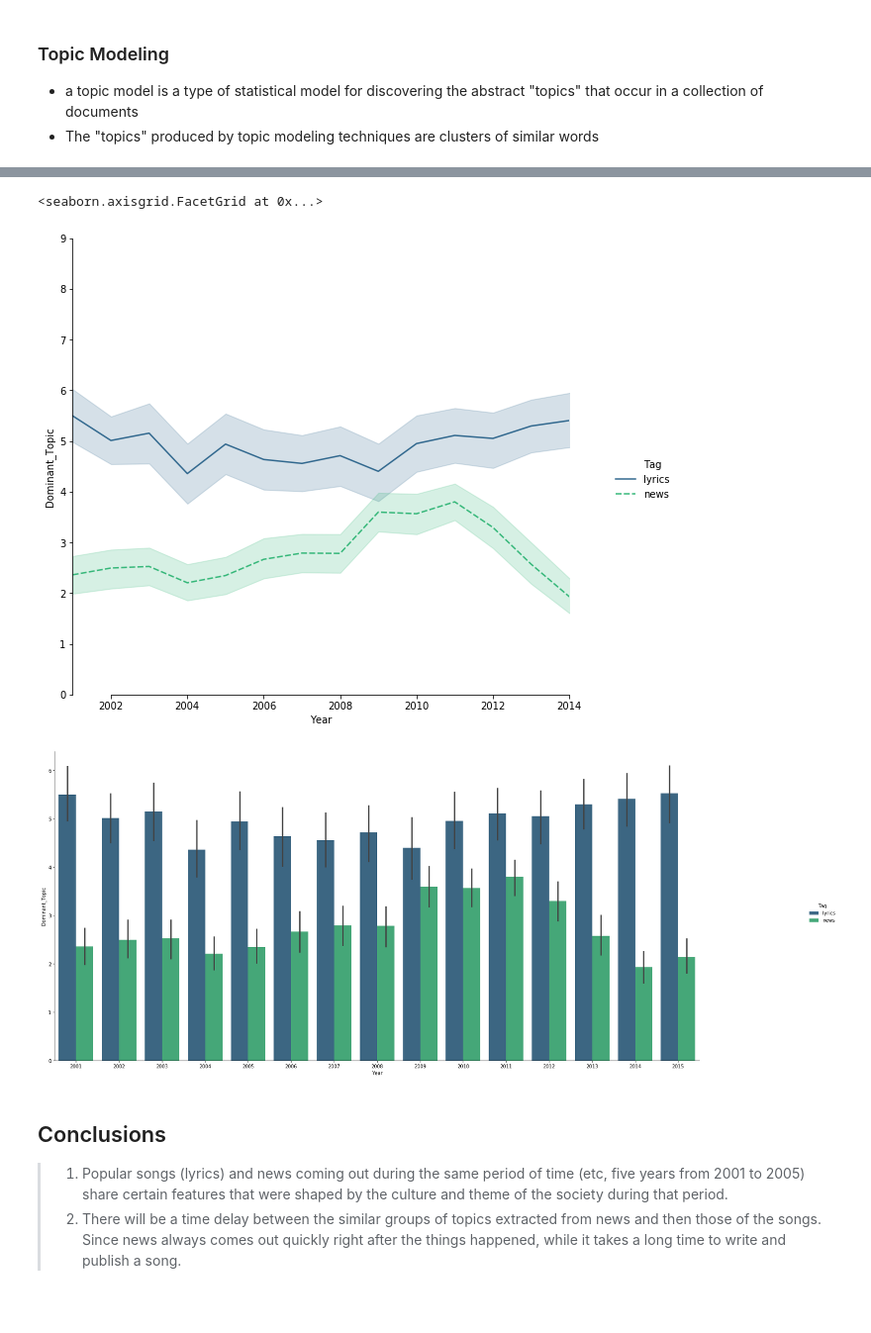
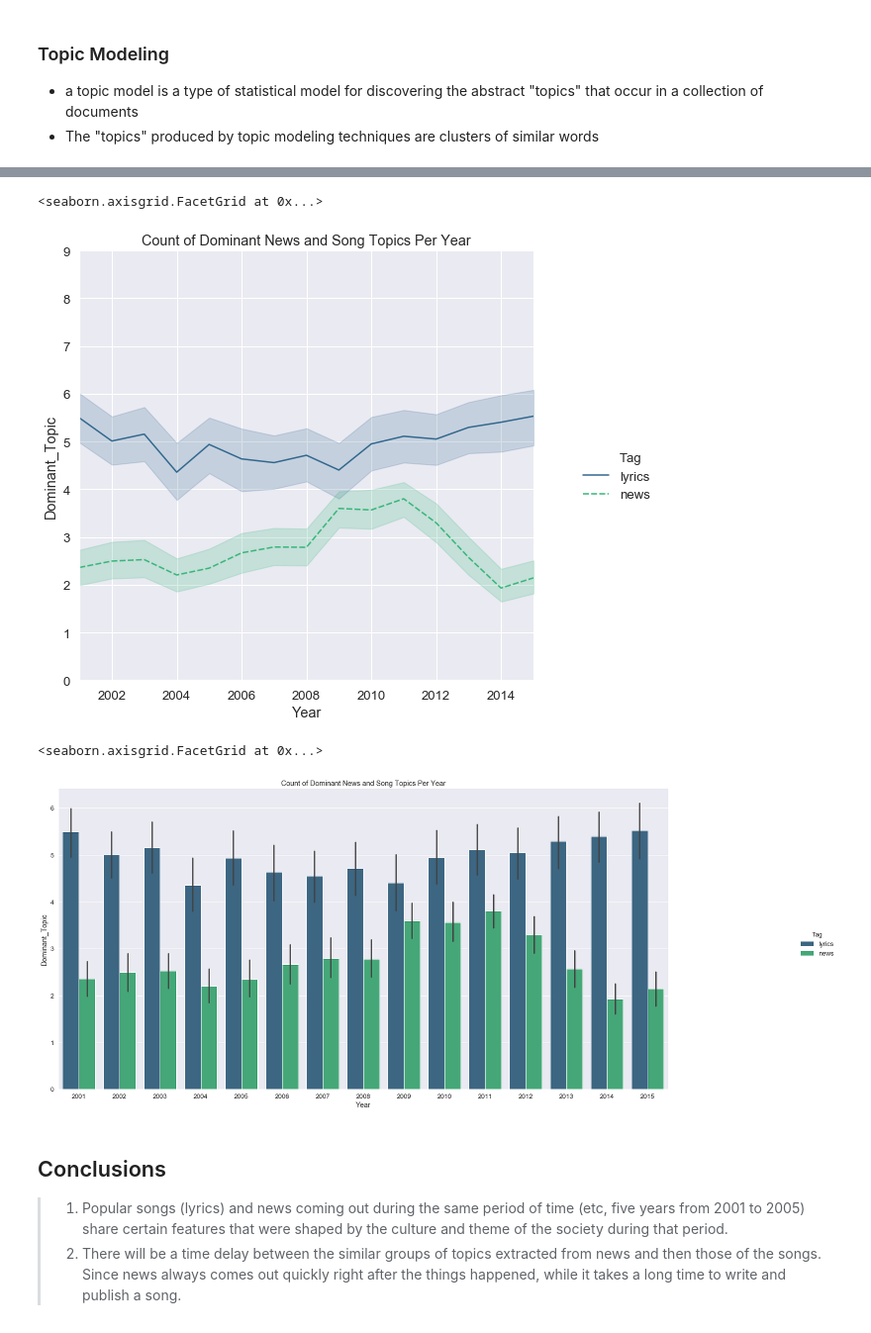
Before and after one commit to Yuerong2/final_projects, a Jupyter notebook: PresentationNotebook.ipynb, the cells around one changed output, grey strips where cells are left out. Shown at 99% size. Cells and saved outputs as stored; diff of their text form; code cells hidden in the pictures.

```diff
--- a/PresentationNotebook.ipynb
+++ b/PresentationNotebook.ipynb
@@ -94,6 +94,8 @@ df_tfidf_both.head(5)
 df_tfidf_both[["NewsYR", "SongYR"]] = df_tfidf_both["NewsYR/SongYR"].str.split('/',expand=True)
 # %%
 df_tfidf_both["Year_diff"] = abs(pd.to_numeric(df_tfidf_both["SongYR"]) - pd.to_numeric(df_tfidf_both["NewsYR"]))
+# %%
+sns.set(font_scale=1.2)
 # %%
 n = sns.catplot(x="N_in_both", y="Year_diff",
             kind="bar", legend='full', palette='viridis',
@@ -268,18 +271,22 @@ h = sns.relplot(x="Year", y="Dominant_Topic", kind="line", hue ='Tag', style="Ta
             data=df_topics_combined);
 h.fig.set_size_inches(9.5, 7.5)
 h.set(ylim=(0, 9))
-h.set(xlim=(2001, 2014))
+h.set(xlim=(2001, 2015))
 h.despine(trim=True)
+h.set(title='Count of Dominant News and Song Topics Per Year')
 # %% [output]
 <seaborn.axisgrid.FacetGrid at 0x...>
-[figure, old version]
+[figure, new version]
 # %%
+sns.set(font_scale=1.2)
 b = sns.catplot(x="Year", y="Dominant_Topic", kind="bar", hue ='Tag',
             legend= 'full', palette='viridis',
             data=df_topics_combined);
 b.fig.set_size_inches(25.5, 10.5)
+b.set(title='Count of Dominant News and Song Topics Per Year')
 # %% [output]
+<seaborn.axisgrid.FacetGrid at 0x...>
-[figure, old version]
+[figure, new version]
 # %% [markdown]
 ## Conclusions
 
```
Also changed, not shown: parts of 4 cells of this notebook.
